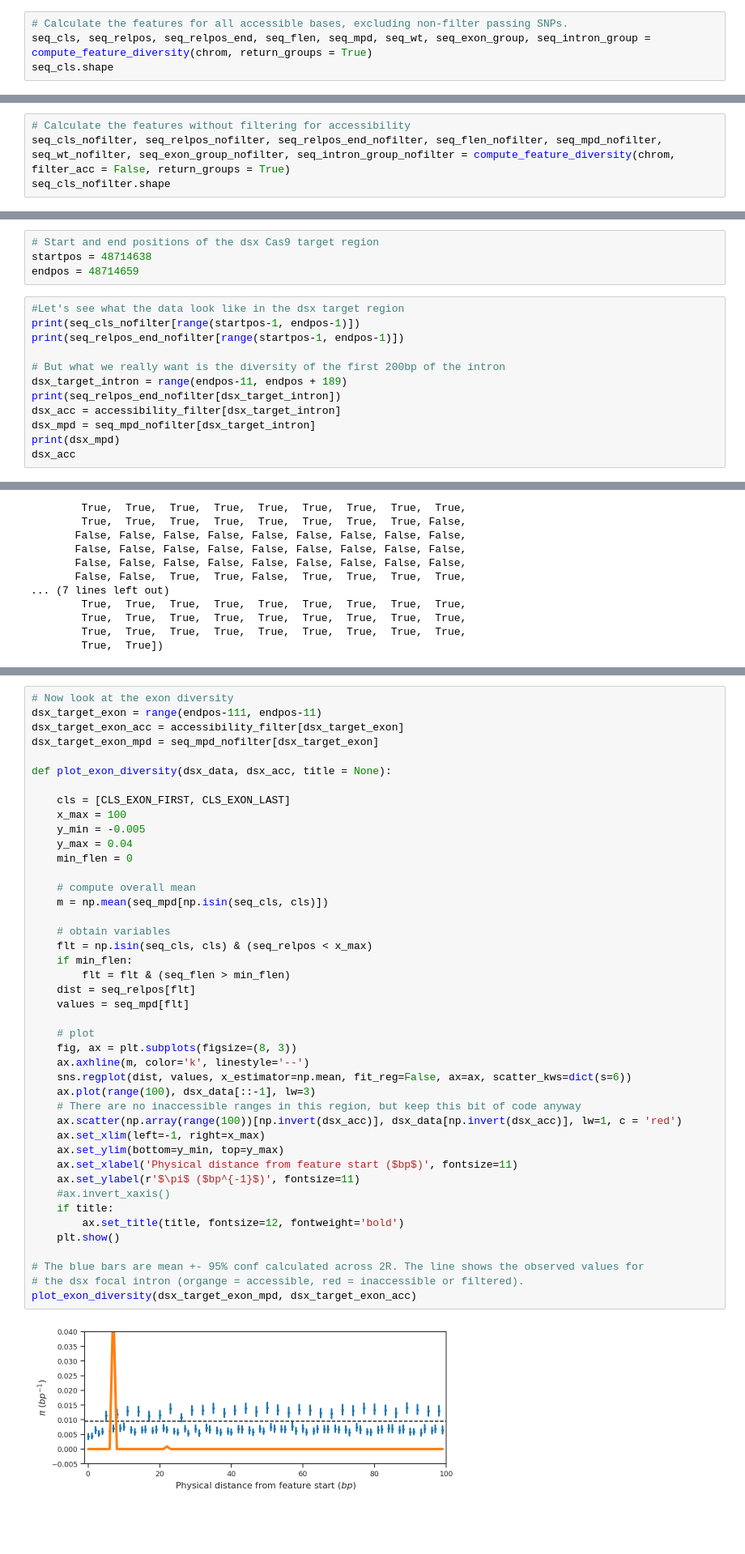
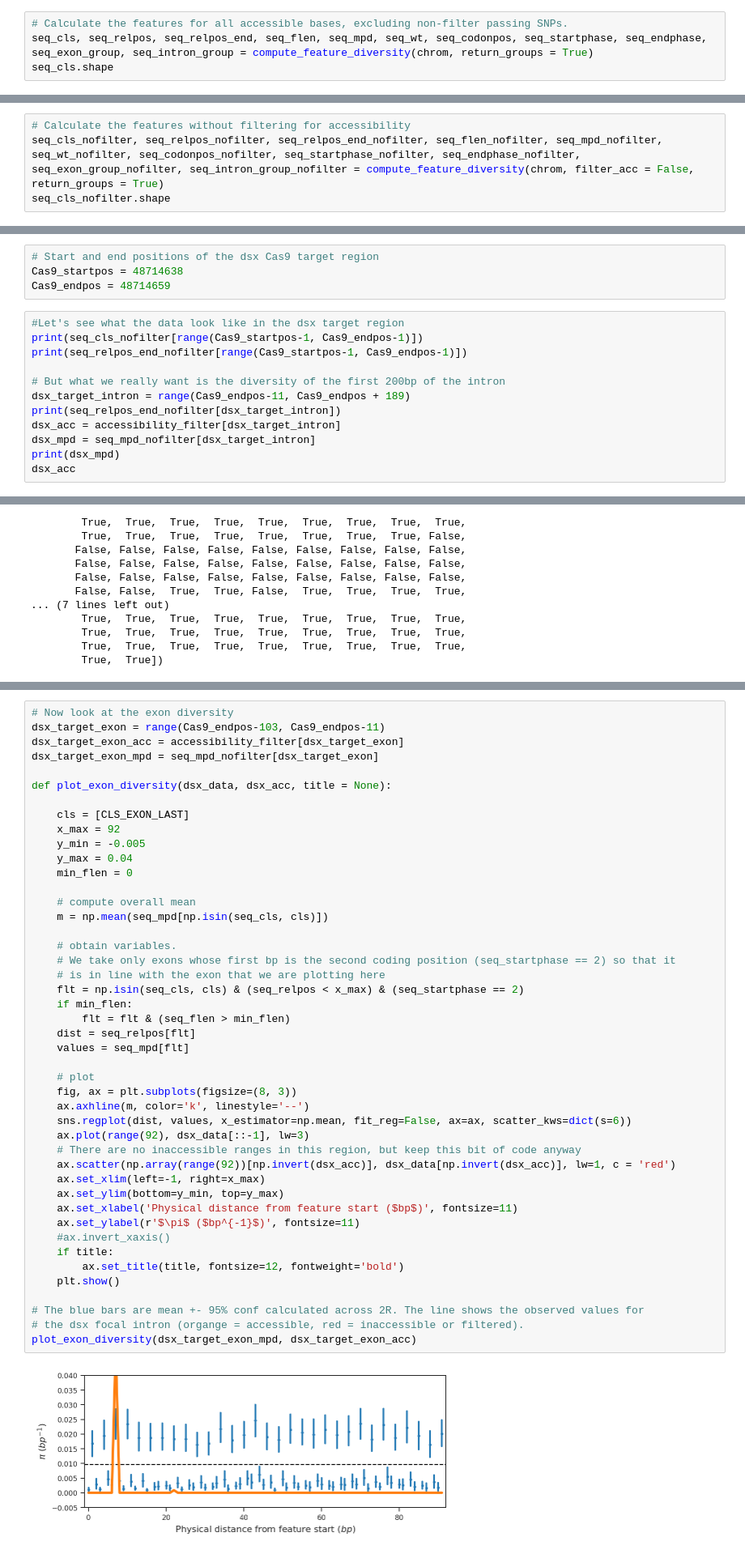
Before and after one commit to alimanfoo/ag1000g-phase2-data-paper, a Jupyter notebook: notebooks/36-variation-in-dsx-Cas9-target/feature_diversity.ipynb, the cells around one changed output, grey strips where cells are left out. Shown at 81% size. Cells and saved outputs as stored; diff of their text form; blank space fills up the shorter version.

```diff
--- a/notebooks/36-variation-in-dsx-Cas9-target/feature_diversity.ipynb
+++ b/notebooks/36-variation-in-dsx-Cas9-target/feature_diversity.ipynb
@@ -294,7 +309,7 @@ def compute_feature_diversity(chrom, pop='all', filter_acc = True, return_groups
 ## Analysis
 # %%
 # Calculate the features for all accessible bases, excluding non-filter passing SNPs.
-seq_cls, seq_relpos, seq_relpos_end, seq_flen, seq_mpd, seq_wt, seq_exon_group, seq_intron_group = compute_feature_diversity(chrom, return_groups = True)
+seq_cls, seq_relpos, seq_relpos_end, seq_flen, seq_mpd, seq_wt, seq_codonpos, seq_startphase, seq_endphase, seq_exon_group, seq_intron_group = compute_feature_diversity(chrom, return_groups = True)
 seq_cls.shape
 # %% [output]
 compute feature diversity 2R all
@@ -302,7 +317,7 @@ compute features 2R
 (38381887,)
 # %%
 # Calculate the features without filtering for accessibility
-seq_cls_nofilter, seq_relpos_nofilter, seq_relpos_end_nofilter, seq_flen_nofilter, seq_mpd_nofilter, seq_wt_nofilter, seq_exon_group_nofilter, seq_intron_group_nofilter = compute_feature_diversity(chrom, filter_acc = False, return_groups = True)
+seq_cls_nofilter, seq_relpos_nofilter, seq_relpos_end_nofilter, seq_flen_nofilter, seq_mpd_nofilter, seq_wt_nofilter, seq_codonpos_nofilter, seq_startphase_nofilter, seq_endphase_nofilter, seq_exon_group_nofilter, seq_intron_group_nofilter = compute_feature_diversity(chrom, filter_acc = False, return_groups = True)
 seq_cls_nofilter.shape
 # %% [output]
 compute feature diversity 2R all
@@ -310,15 +325,15 @@ compute features 2R
 (61545105,)
 # %%
 # Start and end positions of the dsx Cas9 target region
-startpos = 48714638
-endpos = 48714659
+Cas9_startpos = 48714638
+Cas9_endpos = 48714659
 # %%
 #Let's see what the data look like in the dsx target region
-print(seq_cls_nofilter[range(startpos-1, endpos-1)])
-print(seq_relpos_end_nofilter[range(startpos-1, endpos-1)])
+print(seq_cls_nofilter[range(Cas9_startpos-1, Cas9_endpos-1)])
+print(seq_relpos_end_nofilter[range(Cas9_startpos-1, Cas9_endpos-1)])
 
 # But what we really want is the diversity of the first 200bp of the intron
-dsx_target_intron = range(endpos-11, endpos + 189)
+dsx_target_intron = range(Cas9_endpos-11, Cas9_endpos + 189)
 print(seq_relpos_end_nofilter[dsx_target_intron])
 dsx_acc = accessibility_filter[dsx_target_intron]
 dsx_mpd = seq_mpd_nofilter[dsx_target_intron]
@@ -405,48 +420,50 @@ plot_dsx_against_intron_diversity_end(dsx_mpd, dsx_acc)
 # %%
 # Now look at the exon diversity
-dsx_target_exon = range(endpos-111, endpos-11)
+dsx_target_exon = range(Cas9_endpos-103, Cas9_endpos-11)
 dsx_target_exon_acc = accessibility_filter[dsx_target_exon]
 dsx_target_exon_mpd = seq_mpd_nofilter[dsx_target_exon]
 
 def plot_exon_diversity(dsx_data, dsx_acc, title = None):
 
-    cls = [CLS_EXON_FIRST, CLS_EXON_LAST]
-    x_max = 100
+    cls = [CLS_EXON_LAST]
+    x_max = 92
     y_min = -0.005
     y_max = 0.04
     min_flen = 0
 
     # compute overall mean
     m = np.mean(seq_mpd[np.isin(seq_cls, cls)])
 
-    # obtain variables
-    flt = np.isin(seq_cls, cls) & (seq_relpos < x_max)
+    # obtain variables.
+    # We take only exons whose first bp is the second coding position (seq_startphase == 2) so that it
+    # is in line with the exon that we are plotting here
+    flt = np.isin(seq_cls, cls) & (seq_relpos < x_max) & (seq_startphase == 2)
     if min_flen:
         flt = flt & (seq_flen > min_flen)
     dist = seq_relpos[flt]
     values = seq_mpd[flt]
 
     # plot
     fig, ax = plt.subplots(figsize=(8, 3))
     ax.axhline(m, color='k', linestyle='--')
     sns.regplot(dist, values, x_estimator=np.mean, fit_reg=False, ax=ax, scatter_kws=dict(s=6))
-    ax.plot(range(100), dsx_data[::-1], lw=3)
+    ax.plot(range(92), dsx_data[::-1], lw=3)
     # There are no inaccessible ranges in this region, but keep this bit of code anyway
-    ax.scatter(np.array(range(100))[np.invert(dsx_acc)], dsx_data[np.invert(dsx_acc)], lw=1, c = 'red')
+    ax.scatter(np.array(range(92))[np.invert(dsx_acc)], dsx_data[np.invert(dsx_acc)], lw=1, c = 'red')
     ax.set_xlim(left=-1, right=x_max)
     ax.set_ylim(bottom=y_min, top=y_max)
     ax.set_xlabel('Physical distance from feature start ($bp$)', fontsize=11)
     ax.set_ylabel(r'$\pi$ ($bp^{-1}$)', fontsize=11)
     #ax.invert_xaxis()
     if title:
         ax.set_title(title, fontsize=12, fontweight='bold')
     plt.show()
 
 # The blue bars are mean +- 95% conf calculated across 2R. The line shows the observed values for
 # the dsx focal intron (organge = accessible, red = inaccessible or filtered).
 plot_exon_diversity(dsx_target_exon_mpd, dsx_target_exon_acc)
 # %% [output]
-[figure, old version]
+[figure, new version]
 # %%
 # Get the distribution of values from introns at least 200bp long, but take only the last 100bp of those introns
 flt = ((seq_cls == CLS_INTRON_LAST) | (seq_cls == CLS_INTRON_MID) | (seq_cls == CLS_INTRON_FIRST)) & (seq_flen > 200) & (seq_relpos_end < 100)
```
Also changed, not shown: parts of 44 cells of this notebook, 1 other file.
